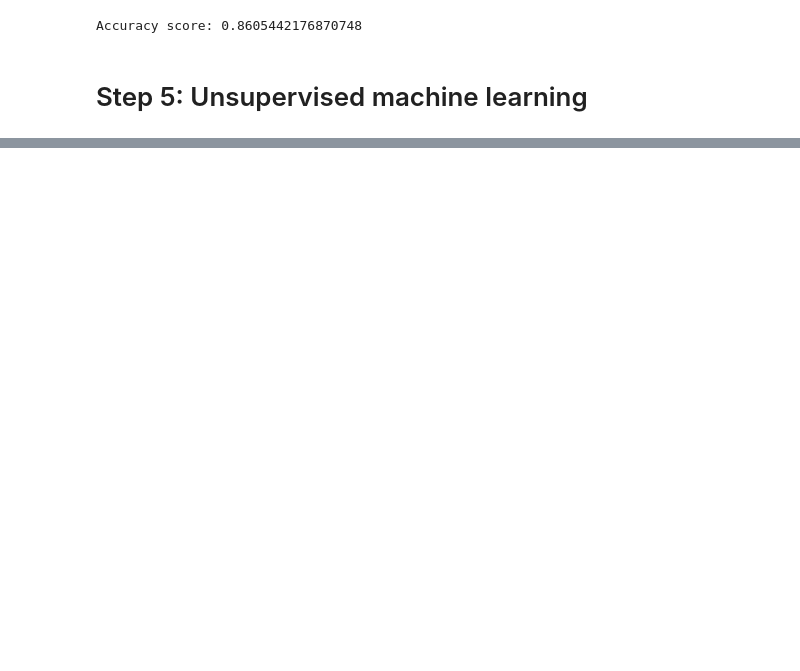
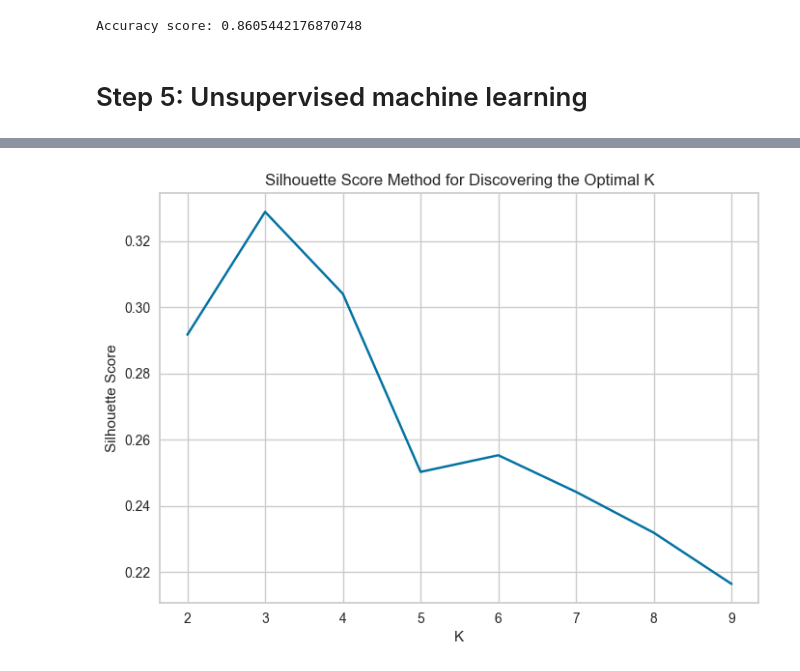
Before and after one commit to Peter537/Dat4-BI-MP4, a Jupyter notebook: attrition.ipynb, the cells around one changed output, grey strips where cells are left out. Saved outputs shown, nothing was run; the diff lists cells and outputs as text; code cells hidden in the pictures; blank space fills up the shorter version.

```diff
--- a/attrition.ipynb
+++ b/attrition.ipynb
@@ -290,0 +317,17 @@ plt.show()
+# %%
+scores = []
+K = range(2,10)
+for k in K:
+    KMmodel = KMeans(n_clusters=k, n_init=10)
+    KMmodel.fit(X)
+    score = silhouette_score(X, KMmodel.labels_, metric='euclidean', sample_size=len(X))
+    scores.append(score)
+
+# Plot the elbow
+plt.title('Silhouette Score Method for Discovering the Optimal K')
+plt.plot(K, scores, 'bx-')
+plt.xlabel('K')
+plt.ylabel('Silhouette Score')
+plt.show()
+# %% [output]
+[figure, added]
```
Also changed, not shown: parts of 18 cells of this notebook.
